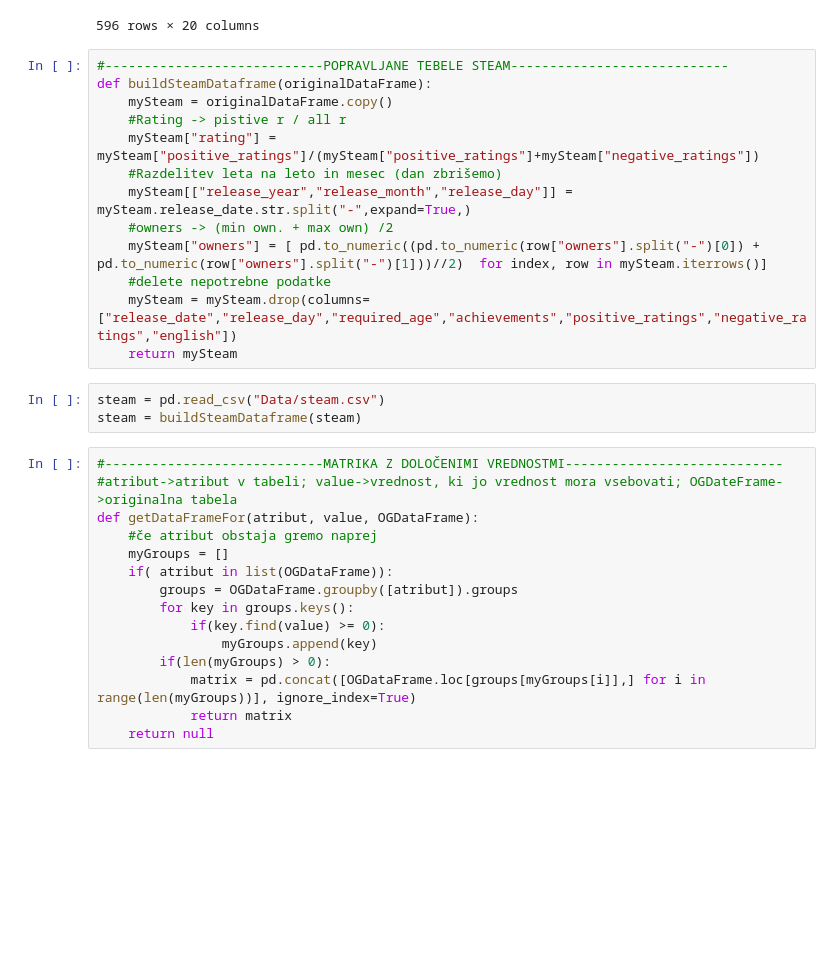
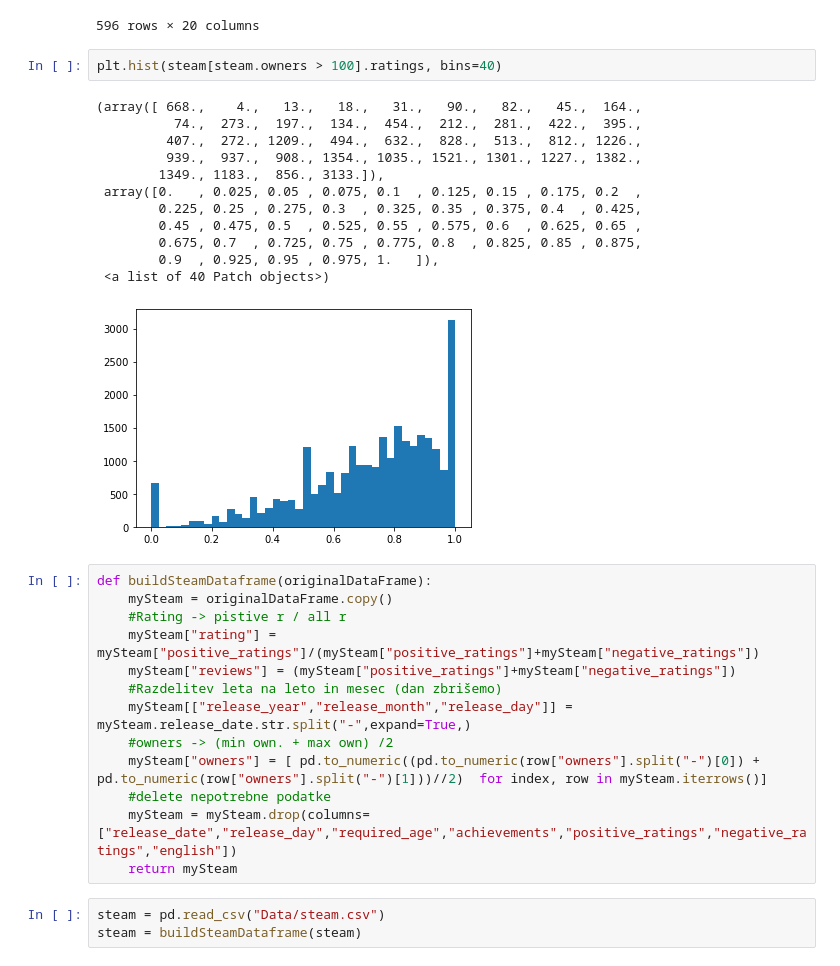
Before and after one commit to matejgrzinic/PR20MGDPMZML, a Jupyter notebook: zupancic.ipynb, the cells around one changed output. Drawn from its saved outputs; the diff is of its cells as text; blank space fills up the shorter version.

```diff
--- a/zupancic.ipynb
+++ b/zupancic.ipynb
@@ -192,12 +189,27 @@ steam.loc[steam["required_age"] > 0]
 | 26983 | 1052480 | Adecke - Cards Games Deluxe | 2019-04-20 | 1 | Philippe Pelchat | Philippe Pelchat | windows;mac;linux | 12 | Single-player | ... |
 | 27033 | 1057660 | Candy Girl | 2019-04-11 | 1 | hallunazigames | hallunazigames | windows | 16 | Single-player | ... |
 596 rows × 20 columns
+# %%
+plt.hist(steam[steam.owners > 100].ratings, bins=40)
+# %% [output]
+(array([ 668.,    4.,   13.,   18.,   31.,   90.,   82.,   45.,  164.,
+          74.,  273.,  197.,  134.,  454.,  212.,  281.,  422.,  395.,
+         407.,  272., 1209.,  494.,  632.,  828.,  513.,  812., 1226.,
+         939.,  937.,  908., 1354., 1035., 1521., 1301., 1227., 1382.,
+        1349., 1183.,  856., 3133.]),
+ array([0.   , 0.025, 0.05 , 0.075, 0.1  , 0.125, 0.15 , 0.175, 0.2  ,
+        0.225, 0.25 , 0.275, 0.3  , 0.325, 0.35 , 0.375, 0.4  , 0.425,
+        0.45 , 0.475, 0.5  , 0.525, 0.55 , 0.575, 0.6  , 0.625, 0.65 ,
+        0.675, 0.7  , 0.725, 0.75 , 0.775, 0.8  , 0.825, 0.85 , 0.875,
+        0.9  , 0.925, 0.95 , 0.975, 1.   ]),
+ <a list of 40 Patch objects>)
+[figure, added]
 # %%
-#----------------------------POPRAVLJANE TEBELE STEAM----------------------------
 def buildSteamDataframe(originalDataFrame):
     mySteam = originalDataFrame.copy()
     #Rating -> pistive r / all r
     mySteam["rating"] = mySteam["positive_ratings"]/(mySteam["positive_ratings"]+mySteam["negative_ratings"])
+    mySteam["reviews"] = (mySteam["positive_ratings"]+mySteam["negative_ratings"])
     #Razdelitev leta na leto in mesec (dan zbrišemo)
     mySteam[["release_year","release_month","release_day"]] = mySteam.release_date.str.split("-",expand=True,)
     #owners -> (min own. + max own) /2
@@ -208,18 +220,3 @@ def buildSteamDataframe(originalDataFrame):
 # %%
 steam = pd.read_csv("Data/steam.csv")
 steam = buildSteamDataframe(steam)
-# %%
-#----------------------------MATRIKA Z DOLOČENIMI VREDNOSTMI----------------------------
-#atribut->atribut v tabeli; value->vrednost, ki jo vrednost mora vsebovati; OGDateFrame->originalna tabela
-def getDataFrameFor(atribut, value, OGDataFrame):
-    #če atribut obstaja gremo naprej
-    myGroups = []
-    if( atribut in list(OGDataFrame)):
-        groups = OGDataFrame.groupby([atribut]).groups
-        for key in groups.keys():
-            if(key.find(value) >= 0):
-                myGroups.append(key)
-        if(len(myGroups) > 0):
-            matrix = pd.concat([OGDataFrame.loc[groups[myGroups[i]],] for i in range(len(myGroups))], ignore_index=True)
-            return matrix
-    return null
```
Also changed, not shown: parts of 7 cells of this notebook.
